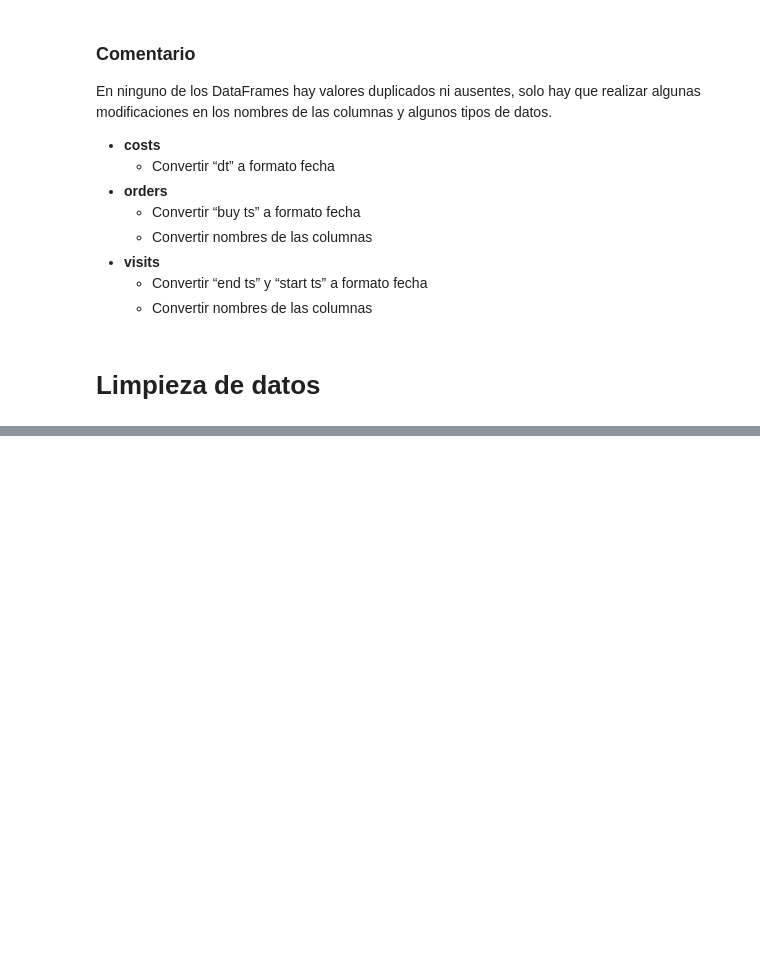
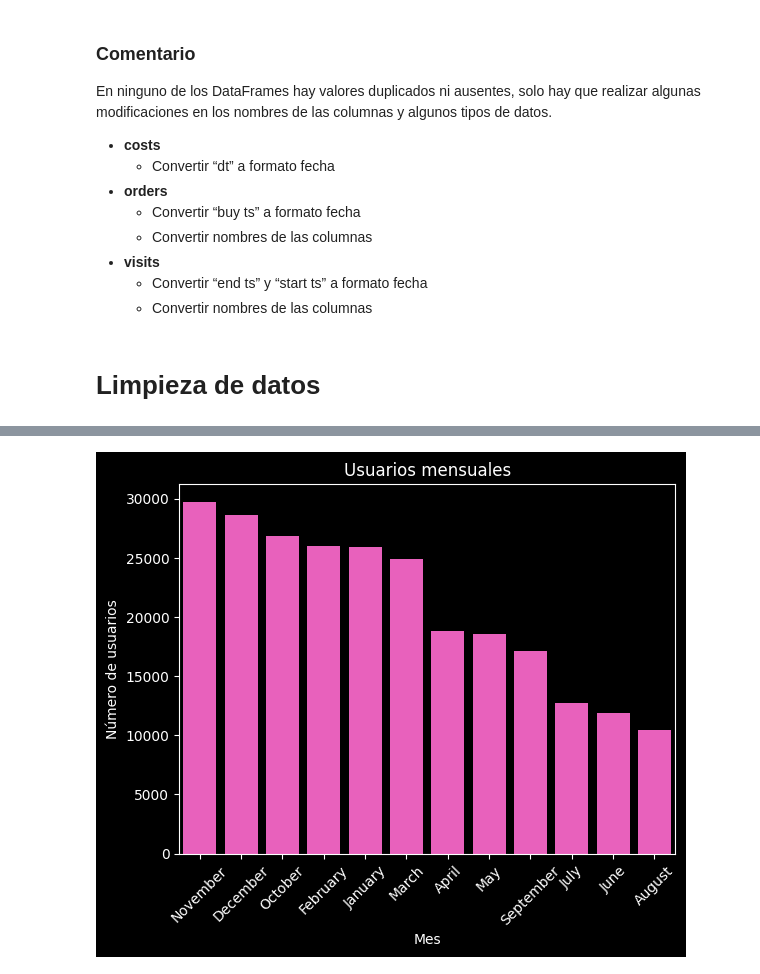
Before and after one commit to XivxnX/analisis_showz, a Jupyter notebook: analisis_showz.ipynb, the cells around one changed output, grey strips where cells are left out. Cells and saved outputs as stored; diff of their text form; code cells hidden in the pictures; blank space fills up the shorter version.

Commit message:
Update: reporte de visitas

```diff
--- a/analisis_showz.ipynb
+++ b/analisis_showz.ipynb
@@ -170,0 +173,10 @@ visits['start_ts'] = pd.to_datetime(visits['start_ts'])
+# %%
+# formato nombre de columnas
+orders.columns = orders.columns.str.replace(' ', '_').str.lower()
+visits.columns = visits.columns.str.replace(' ', '_').str.lower()
+# %%
+# manejo de fechas
+costs['dt'] = pd.to_datetime(costs['dt'])
+orders['buy_ts'] = pd.to_datetime(orders['buy_ts'])
+visits['end_ts'] = pd.to_datetime(visits['end_ts'])
+visits['start_ts'] = pd.to_datetime(visits['start_ts'])
@@ -170,0 +185,14 @@ visits['start_ts'] = pd.to_datetime(visits['start_ts'])
+# %%
+# obtener día, semana y mes de la sesión
+visits['session_date'] = visits['start_ts'].dt.date
+visits['session_week'] = visits['start_ts'].dt.isocalendar().week
+visits['session_month'] = visits['start_ts'].dt.month_name()
+visits['session_year'] = visits['start_ts'].dt.isocalendar().year
+# %%
+# duración por sesión en segundos
+visits['duration'] = (
+    visits['end_ts'] - visits['start_ts']
+).dt.seconds
+
+# se excentan las sesiones con duración de 0 segundos
+visit_report = visits[visits['duration'] > 0]
@@ -170,0 +238,22 @@ visits['start_ts'] = pd.to_datetime(visits['start_ts'])
+# %%
+# usuarios mensuales
+usuarios_per_month = (
+    visit_report.groupby('session_month')
+    .agg({'uid':'nunique'})
+    .sort_values(by='uid', ascending=False)
+)
+
+# gráfico de barras: usuarios mensuales
+plt.style.use('dark_background')
+sns.barplot(usuarios_per_month,
+            x='session_month',
+            y='uid',
+            color='#FF4AC4'
+)
+plt.title('Usuarios mensuales')
+plt.xlabel('Mes')
+plt.ylabel('Número de usuarios')
+plt.xticks(rotation=45)
+plt.show()
+# %% [output]
+[figure, added]
```
Also changed, not shown: parts of 13 cells of this notebook.
